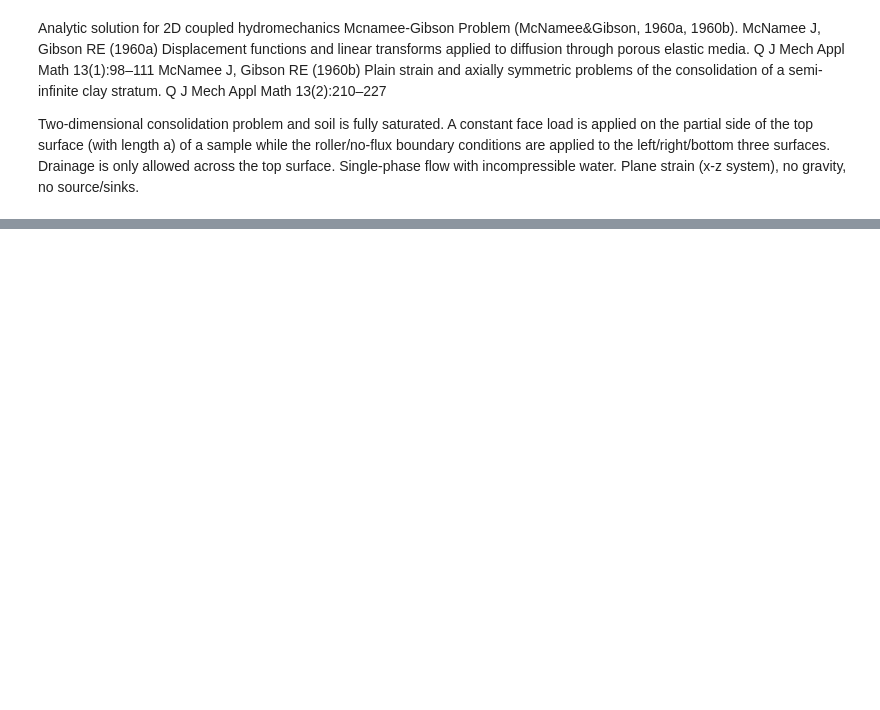
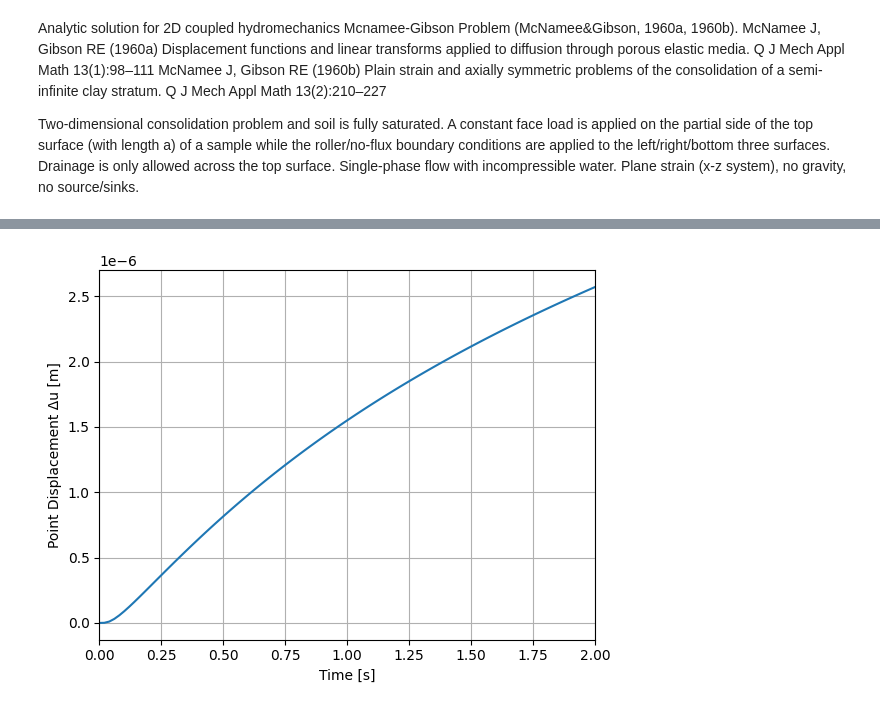
Before and after one commit to lanl/THMC_verification_scripts, a Jupyter notebook: mcnamee_gibson/Mcnamee-Gibson.ipynb, the cells around one changed output, grey strips where cells are left out. Cells and saved outputs as stored; diff of their text form; code cells hidden in the pictures; blank space fills up the shorter version.

```diff
--- a/mcnamee_gibson/Mcnamee-Gibson.ipynb
+++ b/mcnamee_gibson/Mcnamee-Gibson.ipynb
@@ -393,0 +435,10 @@ plt.show()
+# %%
+fig4,ax4 = plt.subplots(nrows=1)
+ax4.plot(t_array , pt_displacement)
+ax4.set_xlim(0, 2)
+ax4.set_xlabel(u'Time [s]')
+ax4.set_ylabel(u'Point Displacement \u0394u [m]')
+plt.grid(True)
+plt.show()
+# %% [output]
+[figure, added]
```
Also changed, not shown: parts of 11 cells of this notebook, 1 other file.
